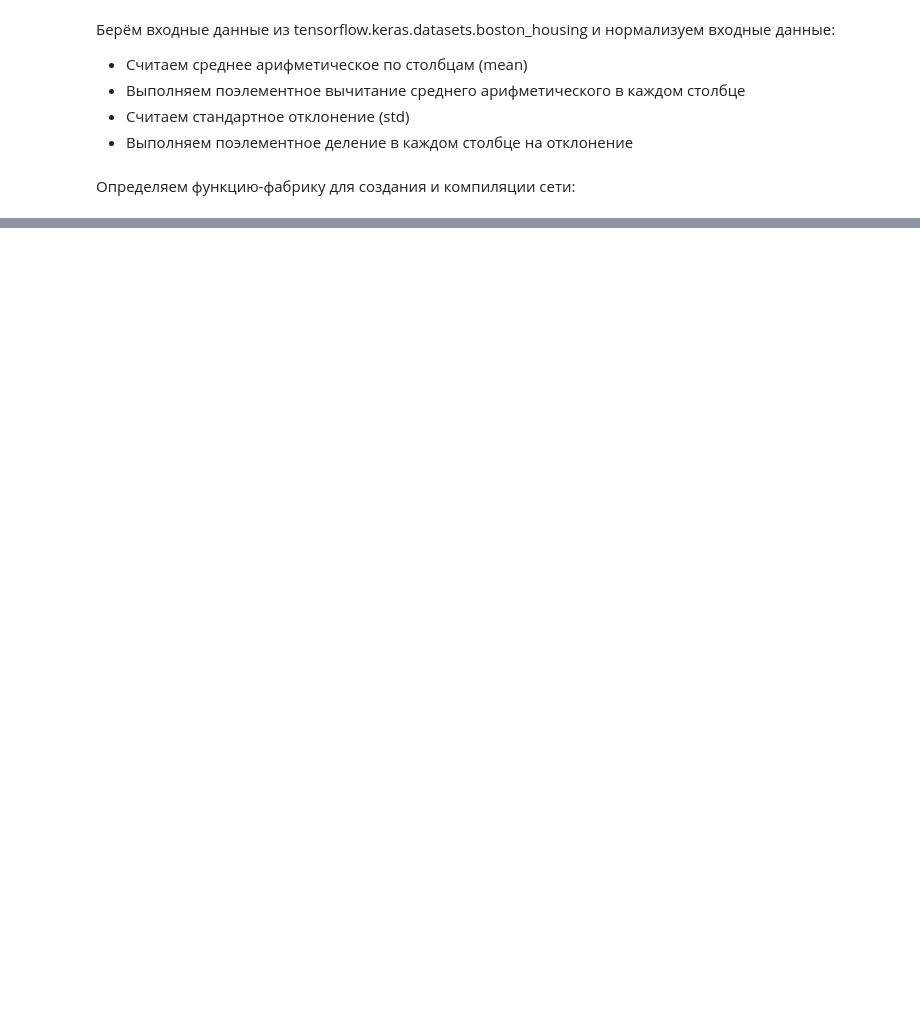
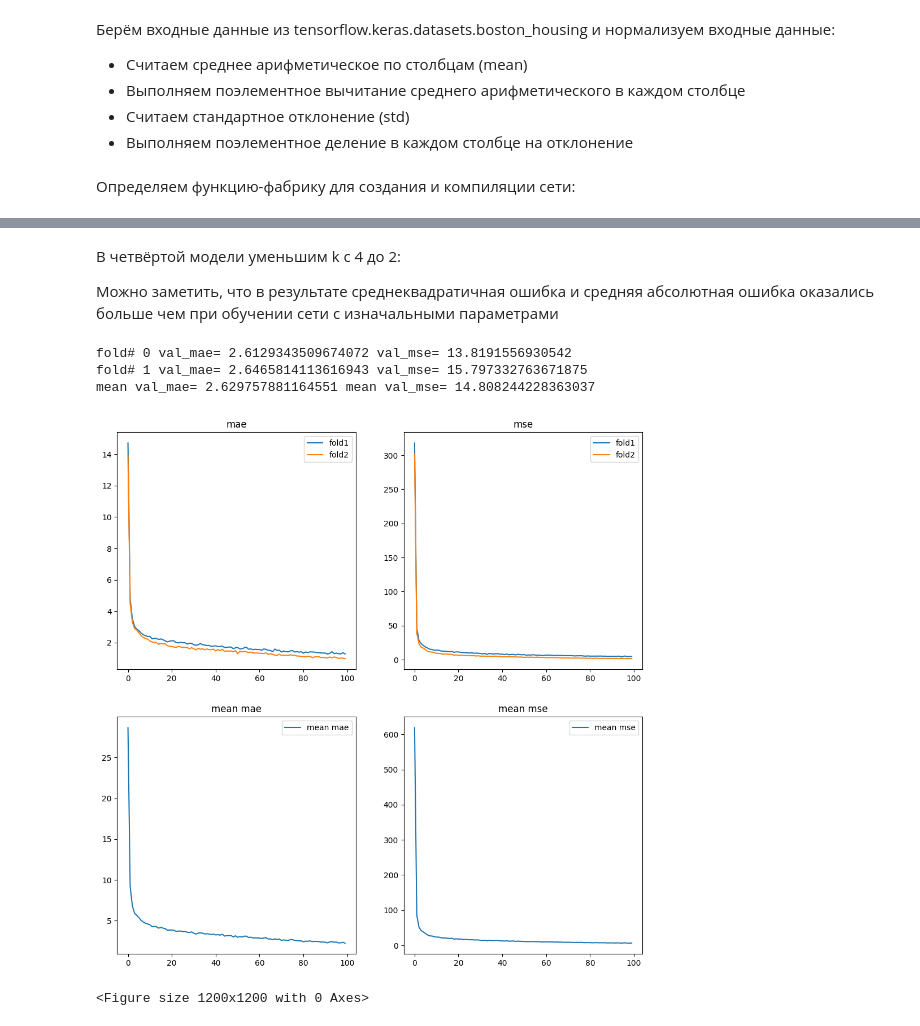
Before and after one commit to Keesaev/ai_python, a Jupyter notebook: lab3/lab3.ipynb, the cells around one changed output, grey strips where cells are left out. Drawn from its saved outputs; the diff is of its cells as text; code cells hidden in the pictures; blank space fills up the shorter version.

```diff
--- a/lab3/lab3.ipynb
+++ b/lab3/lab3.ipynb
@@ -76,0 +206,18 @@ processing fold # 3
+# %% [markdown]
+В четвёртой модели уменьшим k с 4 до 2:
+
+Можно заметить, что в результате среднеквадратичная ошибка и средняя абсолютная ошибка оказались больше чем при обучении сети с изначальными параметрами
+# %%
+k = 2
+num_ep = 100
+[model_4_history_matrix, mean_val_mae, mean_val_mse] = fit_k_times(k, num_ep)
+all_scores = [[k, num_ep, mean_val_mae, mean_val_mse]]
+
+build_plot(model_4_history_matrix)
+all_stat_append(model_4_history_matrix, 4)
+# %% [output]
+fold# 0 val_mae= 2.6129343509674072 val_mse= 13.8191556930542
+fold# 1 val_mae= 2.6465814113616943 val_mse= 15.797332763671875
+mean val_mae= 2.629757881164551 mean val_mse= 14.808244228363037
+[figure, added]
+<Figure size 1200x1200 with 0 Axes>
```
Also changed, not shown: parts of 18 cells of this notebook.
